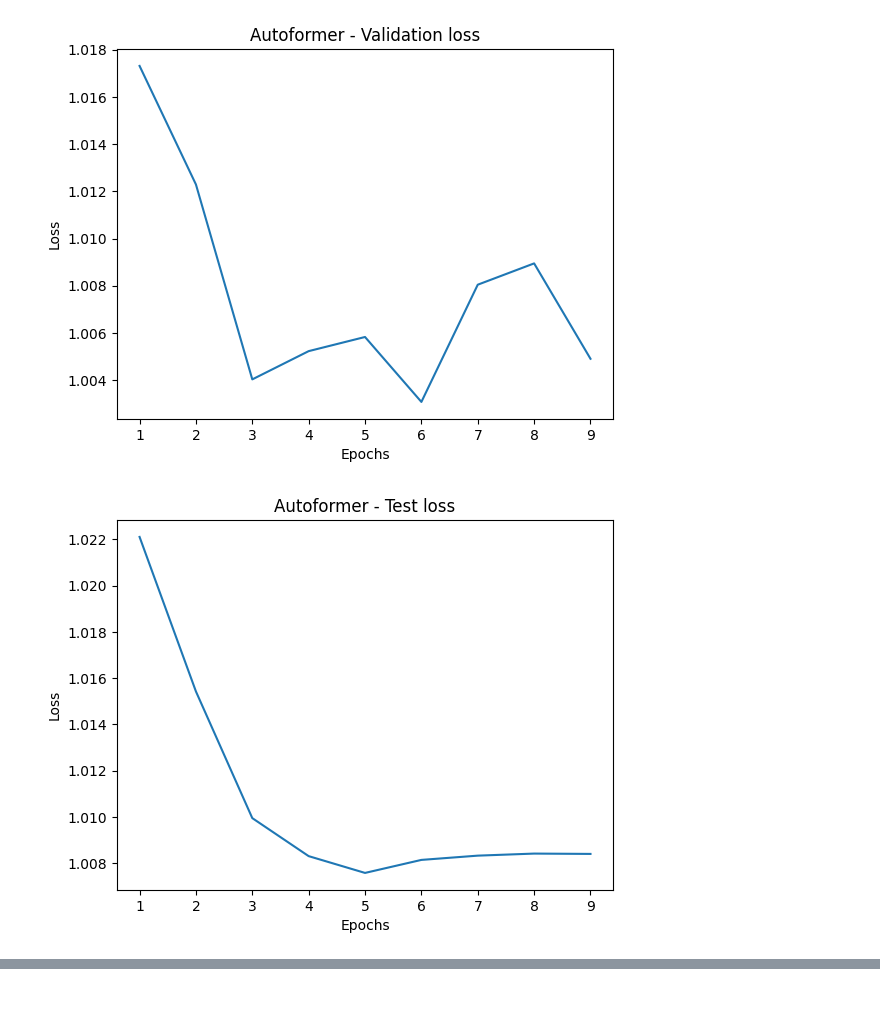
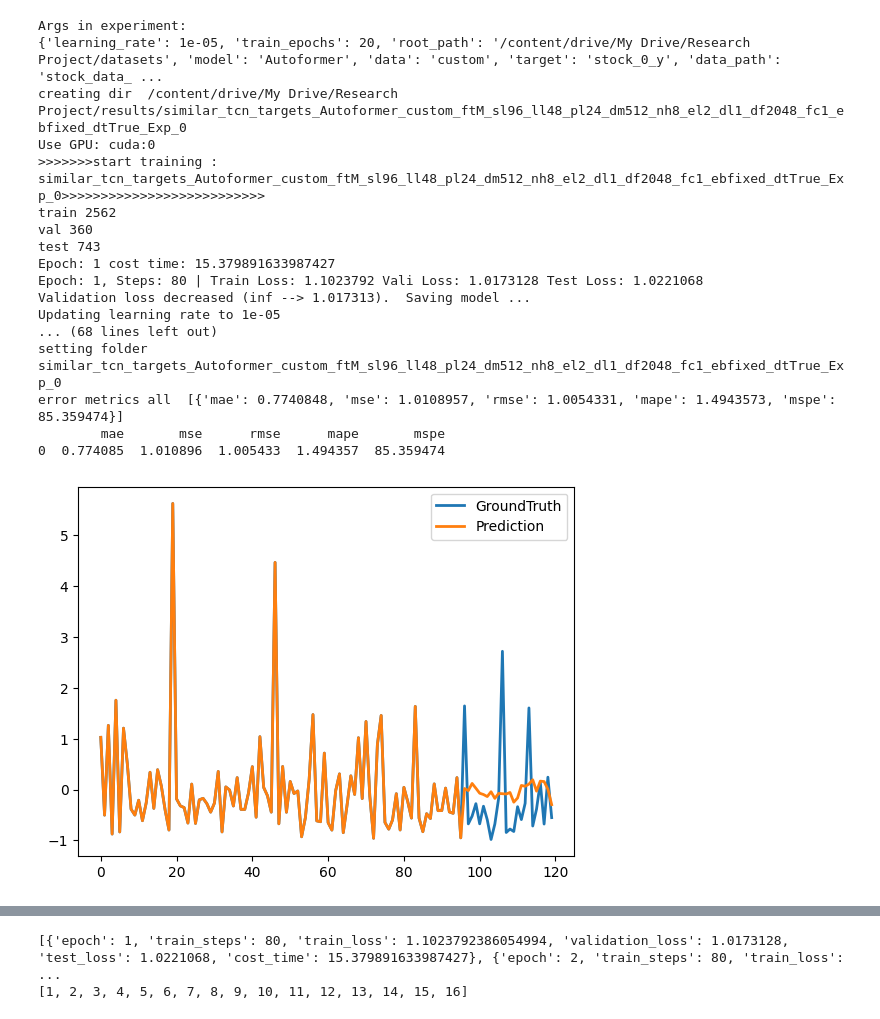
Before and after one commit to poo5zan/Autoformer, a Jupyter notebook: Autoformer_Research_project_Pujan.ipynb, the cells around one changed output, grey strips where cells are left out. Saved outputs shown, nothing was run; the diff lists cells and outputs as text; code cells hidden in the pictures.

Commit message:
updated experiments for similar and dissimilar stocks data

```diff
--- a/Autoformer_Research_project_Pujan.ipynb
+++ b/Autoformer_Research_project_Pujan.ipynb
@@ -411,8 +372,22 @@ drawplot(epochs, train_losses, 'Autoformer - Train loss', setting)
-# %%
-drawplot(epochs, validation_losses, 'Autoformer - Validation loss', setting)
-# %% [output]
-[figure, removed]
-# %%
-drawplot(epochs, test_losses, 'Autoformer - Test loss', setting)
-# %% [output]
-[figure, removed]
+# %%
+# tcn targets with similar nature of stocks
+run_experiments("tcn_targets", "similar")
+# %% [output]
+Args in experiment:
+{'learning_rate': 1e-05, 'train_epochs': 20, 'root_path': '/content/drive/My Drive/Research Project/datasets', 'model': 'Autoformer', 'data': 'custom', 'target': 'stock_0_y', 'data_path': 'stock_data_ ...
+creating dir  /content/drive/My Drive/Research Project/results/similar_tcn_targets_Autoformer_custom_ftM_sl96_ll48_pl24_dm512_nh8_el2_dl1_df2048_fc1_ebfixed_dtTrue_Exp_0
+Use GPU: cuda:0
+>>>>>>>start training : similar_tcn_targets_Autoformer_custom_ftM_sl96_ll48_pl24_dm512_nh8_el2_dl1_df2048_fc1_ebfixed_dtTrue_Exp_0>>>>>>>>>>>>>>>>>>>>>>>>>>
+train 2562
+val 360
+test 743
+Epoch: 1 cost time: 15.379891633987427
+Epoch: 1, Steps: 80 | Train Loss: 1.1023792 Vali Loss: 1.0173128 Test Loss: 1.0221068
+Validation loss decreased (inf --> 1.017313).  Saving model ...
+Updating learning rate to 1e-05
+... (68 lines left out)
+setting folder  similar_tcn_targets_Autoformer_custom_ftM_sl96_ll48_pl24_dm512_nh8_el2_dl1_df2048_fc1_ebfixed_dtTrue_Exp_0
+error metrics all  [{'mae': 0.7740848, 'mse': 1.0108957, 'rmse': 1.0054331, 'mape': 1.4943573, 'mspe': 85.359474}]
+        mae       mse      rmse      mape       mspe
+0  0.774085  1.010896  1.005433  1.494357  85.359474
+[figure, added]
@@ -418,0 +396,2 @@ drawplot(epochs, test_losses, 'Autoformer - Test loss', setting)
+[{'epoch': 1, 'train_steps': 80, 'train_loss': 1.1023792386054994, 'validation_loss': 1.0173128, 'test_loss': 1.0221068, 'cost_time': 15.379891633987427}, {'epoch': 2, 'train_steps': 80, 'train_loss': ...
+[1, 2, 3, 4, 5, 6, 7, 8, 9, 10, 11, 12, 13, 14, 15, 16]
```
Also changed, not shown: parts of 12 cells of this notebook.
